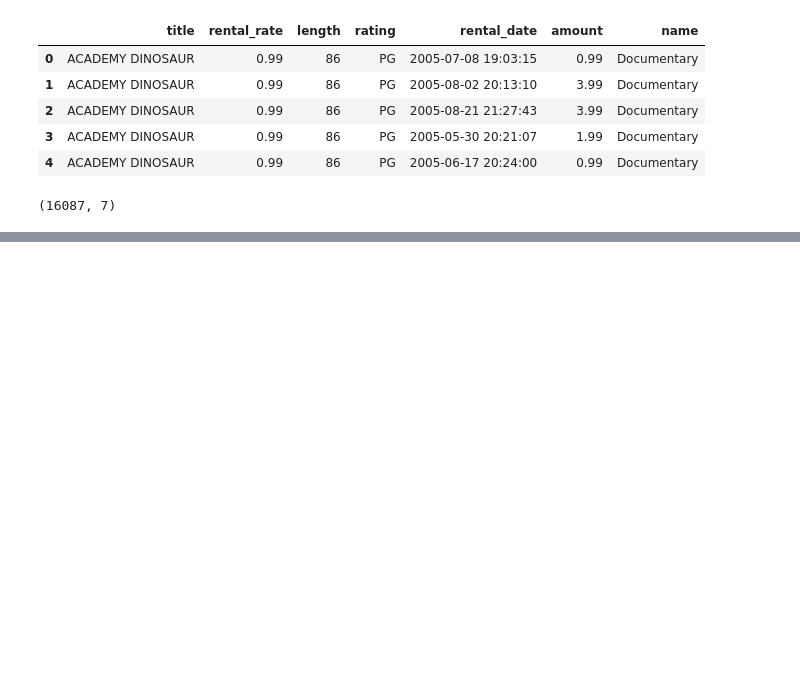
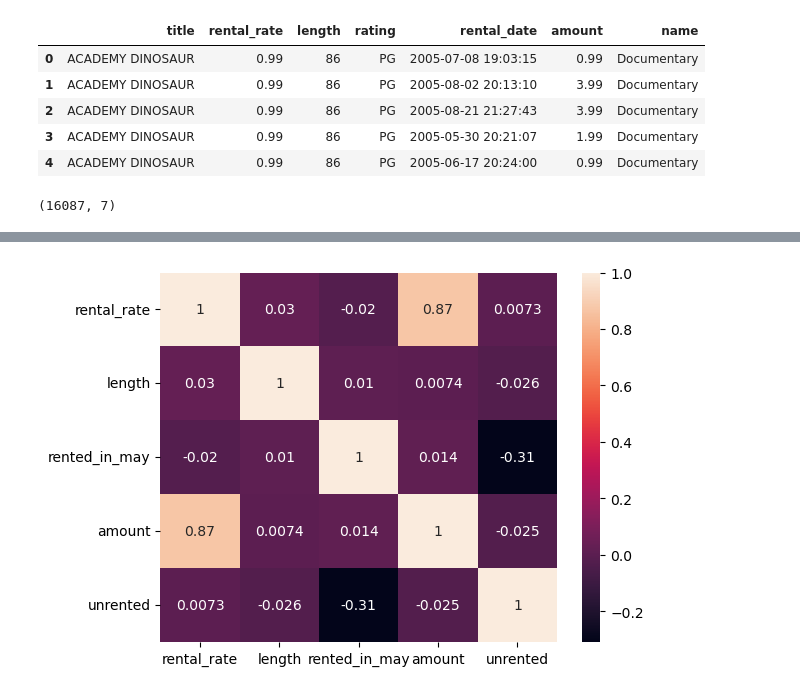
Before and after one commit to JM-IH-DA/lab-predictions-logistic-regression, a Jupyter notebook: lab-predictions-logistic-regression.ipynb, the cells around one changed output, grey strips where cells are left out. Saved outputs shown, nothing was run; the diff lists cells and outputs as text; code cells hidden in the pictures; blank space fills up the shorter version.

```diff
--- a/lab-predictions-logistic-regression.ipynb
+++ b/lab-predictions-logistic-regression.ipynb
@@ -465,0 +175,5 @@ test_with_predictions
+# %%
+# Checking correlations:
+
+correlations = data.corr()
+correlations
@@ -465,0 +187,7 @@ test_with_predictions
+# %%
+# Heatmap:
+
+sns.heatmap(correlations, annot=True)
+plt.show()
+# %% [output]
+[figure, added]
```
Also changed, not shown: parts of 89 cells of this notebook, 1 other file.
